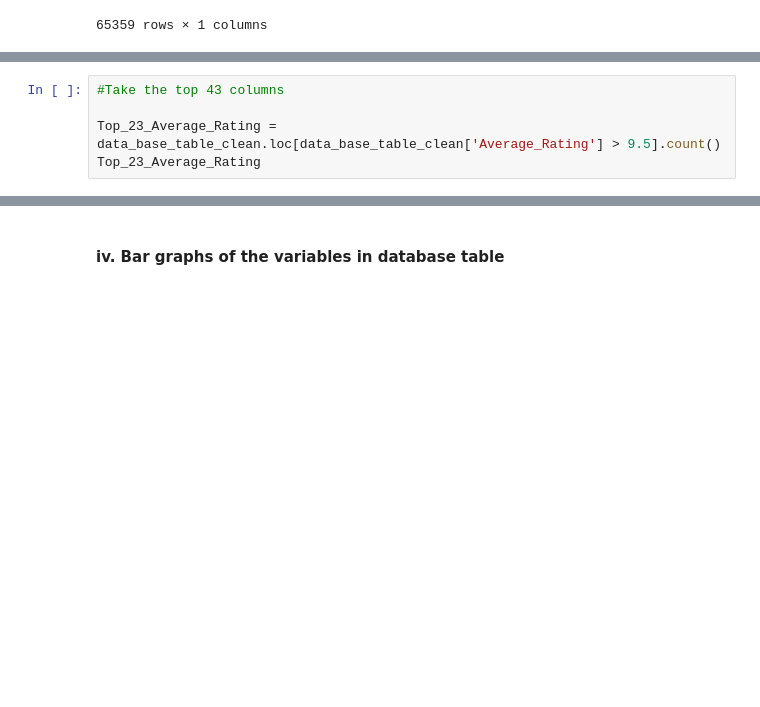
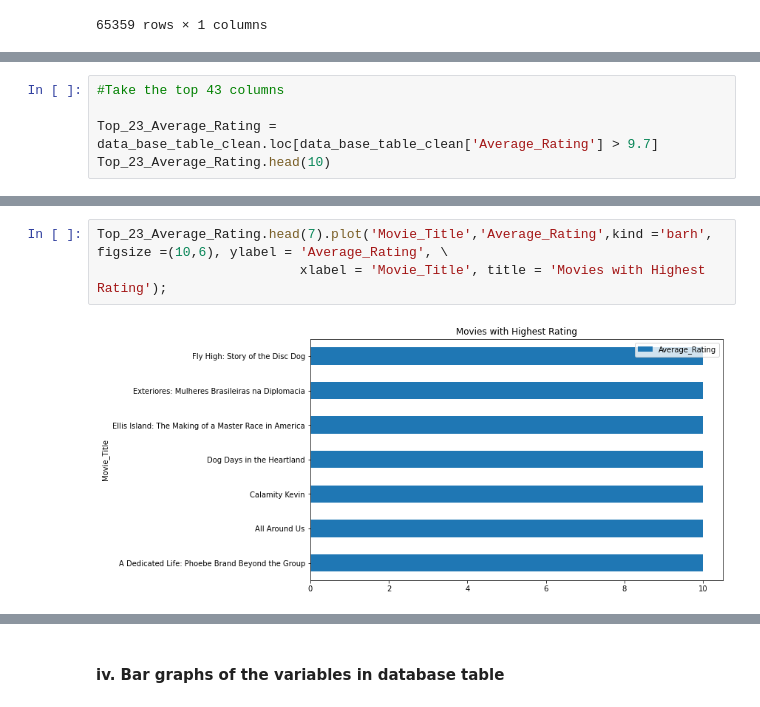
Before and after one commit to Ochieng40/Moringa-Final-Project, a Jupyter notebook: student.ipynb, the cells around one changed output, grey strips where cells are left out. Saved outputs shown, nothing was run; the diff lists cells and outputs as text; blank space fills up the shorter version.

```diff
--- a/student.ipynb
+++ b/student.ipynb
@@ -539,6 +646,6 @@ pd.DataFrame(data_base_table_clean.groupby('Movie_Title')['Average_Rating'].max(
 # %%
 #Take the top 43 columns
 
-Top_23_Average_Rating = data_base_table_clean.loc[data_base_table_clean['Average_Rating'] > 9.5].count()
-Top_23_Average_Rating
+Top_23_Average_Rating = data_base_table_clean.loc[data_base_table_clean['Average_Rating'] > 9.7]
+Top_23_Average_Rating.head(10)
 # %% [output]
@@ -551,0 +663,5 @@ dtype: int64
+# %%
+Top_23_Average_Rating.head(7).plot('Movie_Title','Average_Rating',kind ='barh', figsize =(10,6), ylabel = 'Average_Rating', \
+                          xlabel = 'Movie_Title', title = 'Movies with Highest Rating');
+# %% [output]
+[figure, added]
```
Also changed, not shown: parts of 28 cells of this notebook.
